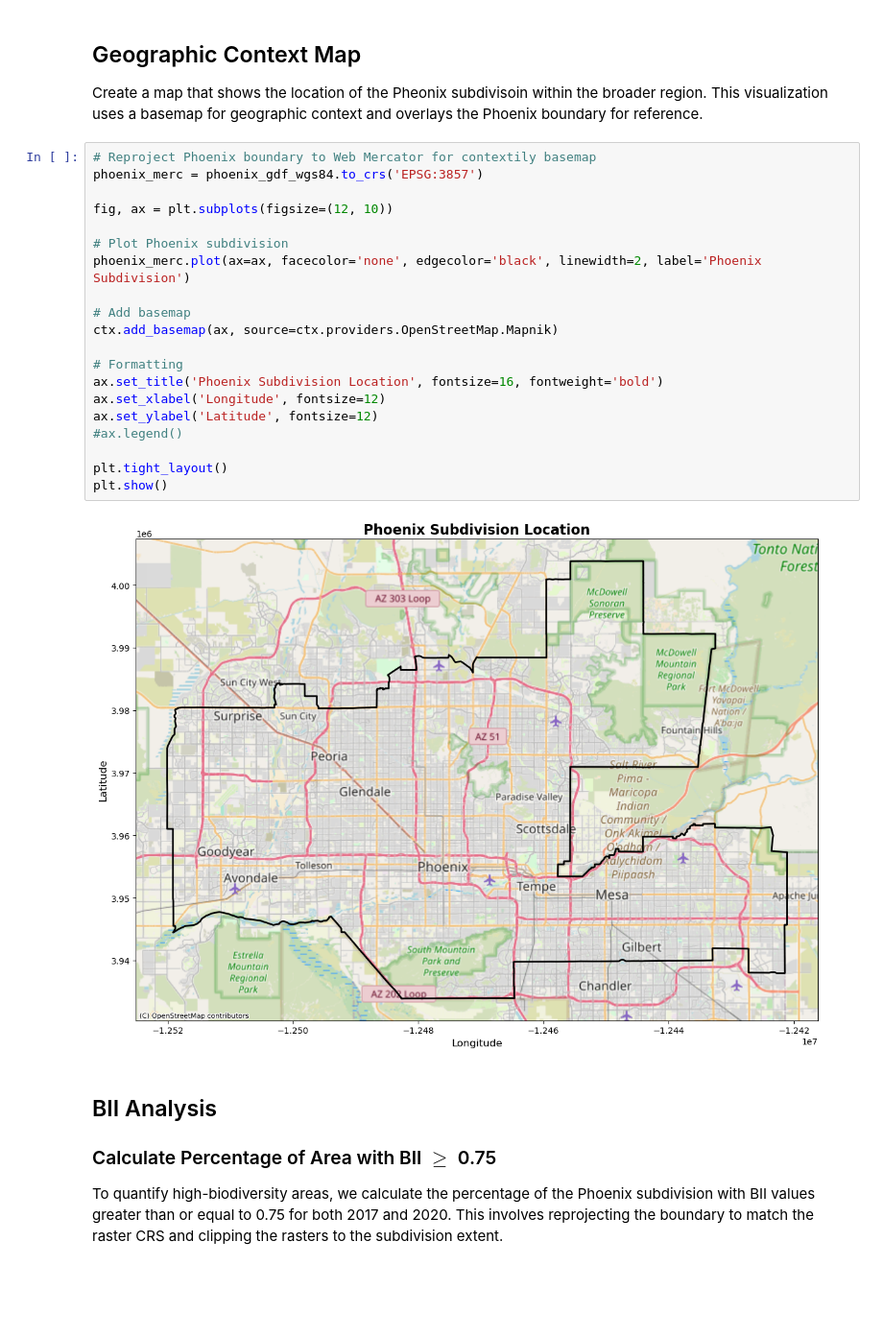
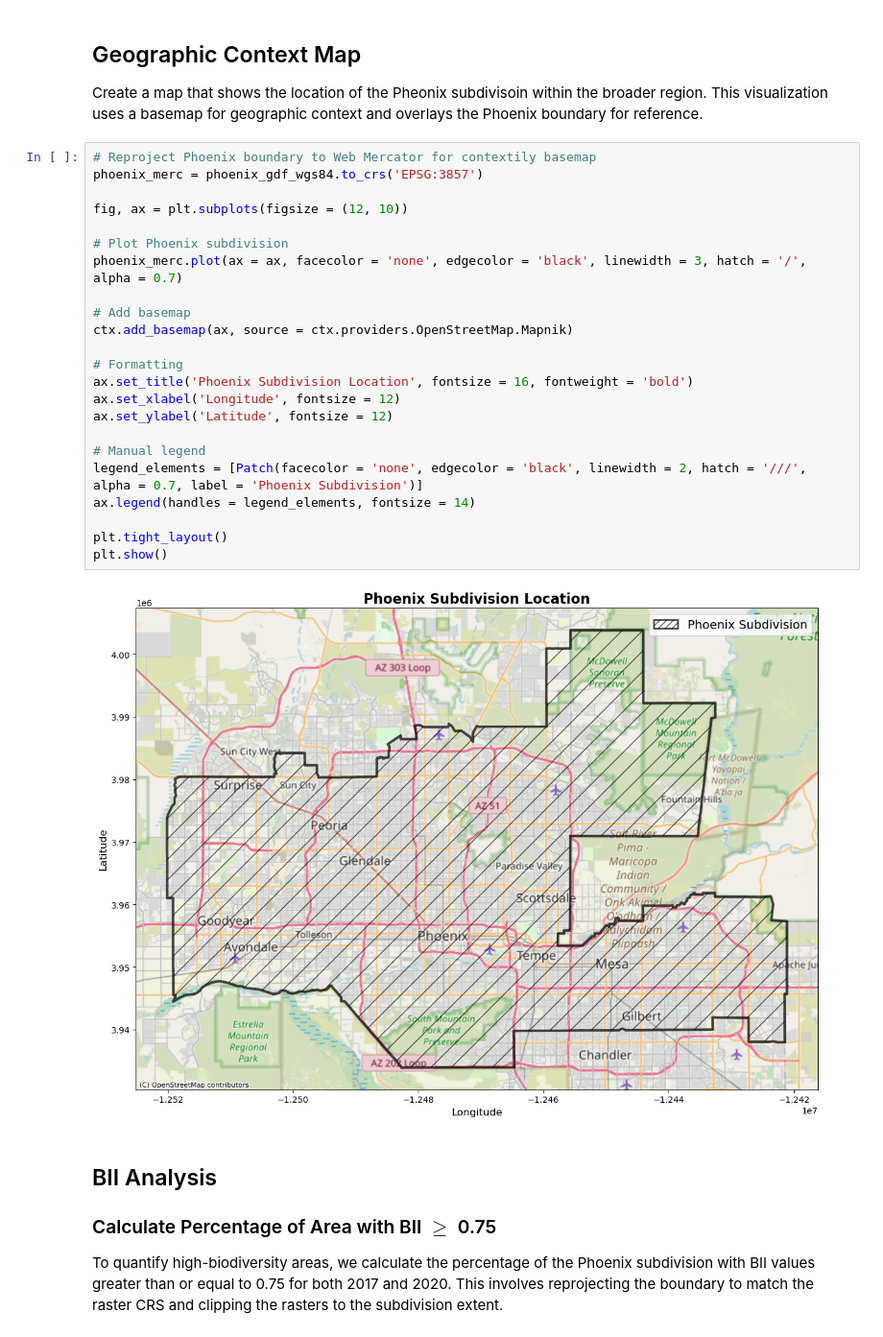
Before and after one commit to rellimylime/phoenix-biodiversity-urban-impact, a Jupyter notebook: bii_analysis.ipynb, the cells around one changed output. Shown at 96% size. Drawn from its saved outputs; the diff is of its cells as text; blank space fills up the shorter version.

```diff
--- a/bii_analysis.ipynb
+++ b/bii_analysis.ipynb
@@ -185,25 +186,28 @@ Create a map that shows the location of the Pheonix subdivisoin within the broad
 # %%
 # Reproject Phoenix boundary to Web Mercator for contextily basemap
 phoenix_merc = phoenix_gdf_wgs84.to_crs('EPSG:3857')
 
-fig, ax = plt.subplots(figsize=(12, 10))
+fig, ax = plt.subplots(figsize = (12, 10))
 
 # Plot Phoenix subdivision
-phoenix_merc.plot(ax=ax, facecolor='none', edgecolor='black', linewidth=2, label='Phoenix Subdivision')
+phoenix_merc.plot(ax = ax, facecolor = 'none', edgecolor = 'black', linewidth = 3, hatch = '/', alpha = 0.7)
 
 # Add basemap
-ctx.add_basemap(ax, source=ctx.providers.OpenStreetMap.Mapnik)
+ctx.add_basemap(ax, source = ctx.providers.OpenStreetMap.Mapnik)
 
 # Formatting
-ax.set_title('Phoenix Subdivision Location', fontsize=16, fontweight='bold')
-ax.set_xlabel('Longitude', fontsize=12)
-ax.set_ylabel('Latitude', fontsize=12)
-#ax.legend()
+ax.set_title('Phoenix Subdivision Location', fontsize = 16, fontweight = 'bold')
+ax.set_xlabel('Longitude', fontsize = 12)
+ax.set_ylabel('Latitude', fontsize = 12)
+
+# Manual legend
+legend_elements = [Patch(facecolor = 'none', edgecolor = 'black', linewidth = 2, hatch = '///', alpha = 0.7, label = 'Phoenix Subdivision')]
+ax.legend(handles = legend_elements, fontsize = 14)
 
 plt.tight_layout()
 plt.show()
 # %% [output]
-[figure, old version]
+[figure, new version]
 # %% [markdown]
 ## BII Analysis
 
```
Also changed, not shown: parts of 2 cells of this notebook, 1 other file.
